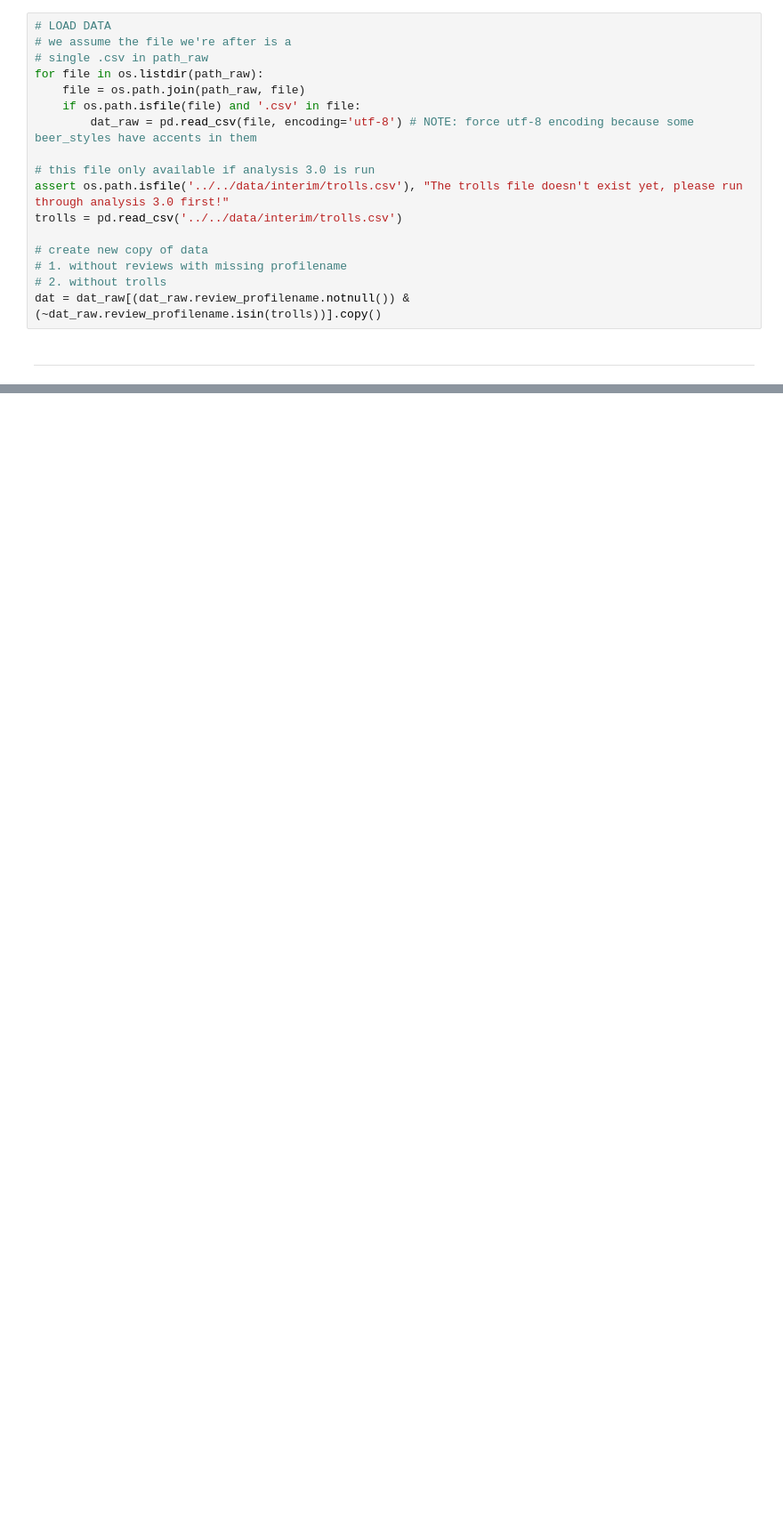
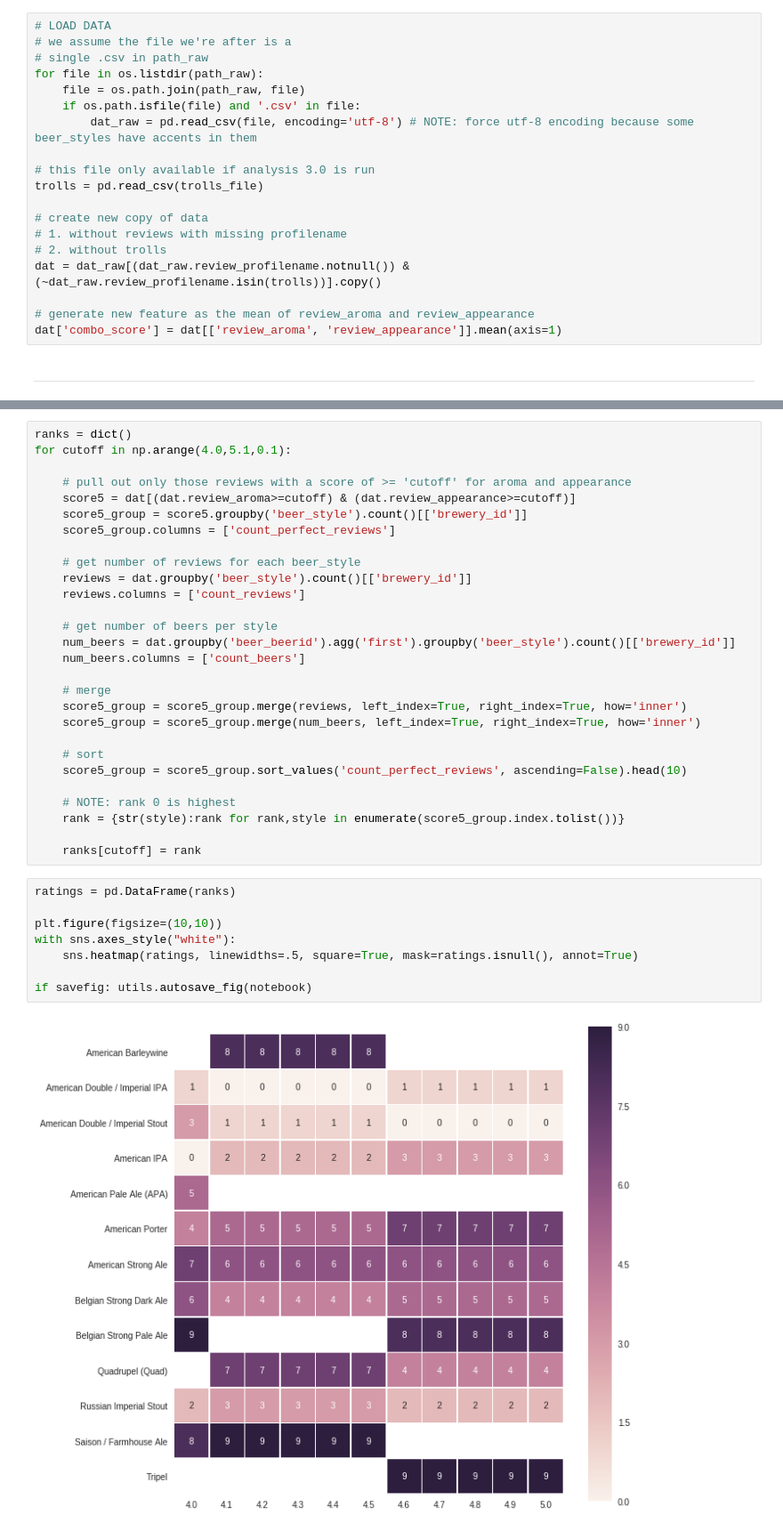
Before and after one commit to ConstantinoSchillebeeckx/CiBO, a Jupyter notebook: notebooks/explore/5.0_beer_style.ipynb, the cells around one changed output, grey strips where cells are left out. Shown at 89% size. Drawn from its saved outputs; the diff is of its cells as text; blank space fills up the shorter version.

```diff
--- a/notebooks/explore/5.0_beer_style.ipynb
+++ b/notebooks/explore/5.0_beer_style.ipynb
@@ -49,13 +63,15 @@ for file in os.listdir(path_raw):
         dat_raw = pd.read_csv(file, encoding='utf-8') # NOTE: force utf-8 encoding because some beer_styles have accents in them
 
 # this file only available if analysis 3.0 is run
-assert os.path.isfile('../../data/interim/trolls.csv'), "The trolls file doesn't exist yet, please run through analysis 3.0 first!"
-trolls = pd.read_csv('../../data/interim/trolls.csv')
+trolls = pd.read_csv(trolls_file)
 
 # create new copy of data
 # 1. without reviews with missing profilename
 # 2. without trolls
 dat = dat_raw[(dat_raw.review_profilename.notnull()) & (~dat_raw.review_profilename.isin(trolls))].copy()
+
+# generate new feature as the mean of review_aroma and review_appearance
+dat['combo_score'] = dat[['review_aroma', 'review_appearance']].mean(axis=1)
 # %% [markdown]
 <hr>
 # %%
@@ -79,0 +102,38 @@ Overlap between top10 lists for both aroma and appearance:
+# %%
+ranks = dict()
+for cutoff in np.arange(4.0,5.1,0.1):
+
+    # pull out only those reviews with a score of >= 'cutoff' for aroma and appearance
+    score5 = dat[(dat.review_aroma>=cutoff) & (dat.review_appearance>=cutoff)]
+    score5_group = score5.groupby('beer_style').count()[['brewery_id']]
+    score5_group.columns = ['count_perfect_reviews']
+
+    # get number of reviews for each beer_style
+    reviews = dat.groupby('beer_style').count()[['brewery_id']]
+    reviews.columns = ['count_reviews']
+
+    # get number of beers per style
+    num_beers = dat.groupby('beer_beerid').agg('first').groupby('beer_style').count()[['brewery_id']]
+    num_beers.columns = ['count_beers']
+
+    # merge
+    score5_group = score5_group.merge(reviews, left_index=True, right_index=True, how='inner')
+    score5_group = score5_group.merge(num_beers, left_index=True, right_index=True, how='inner')
+
+    # sort
+    score5_group = score5_group.sort_values('count_perfect_reviews', ascending=False).head(10)
+
+    # NOTE: rank 0 is highest
+    rank = {str(style):rank for rank,style in enumerate(score5_group.index.tolist())}
+
+    ranks[cutoff] = rank
+# %%
+ratings = pd.DataFrame(ranks)
+
+plt.figure(figsize=(10,10))
+with sns.axes_style("white"):
+    sns.heatmap(ratings, linewidths=.5, square=True, mask=ratings.isnull(), annot=True)
+
+if savefig: utils.autosave_fig(notebook)
+# %% [output]
+[figure, added]
```
Also changed, not shown: parts of 14 cells of this notebook, 6 other files.
